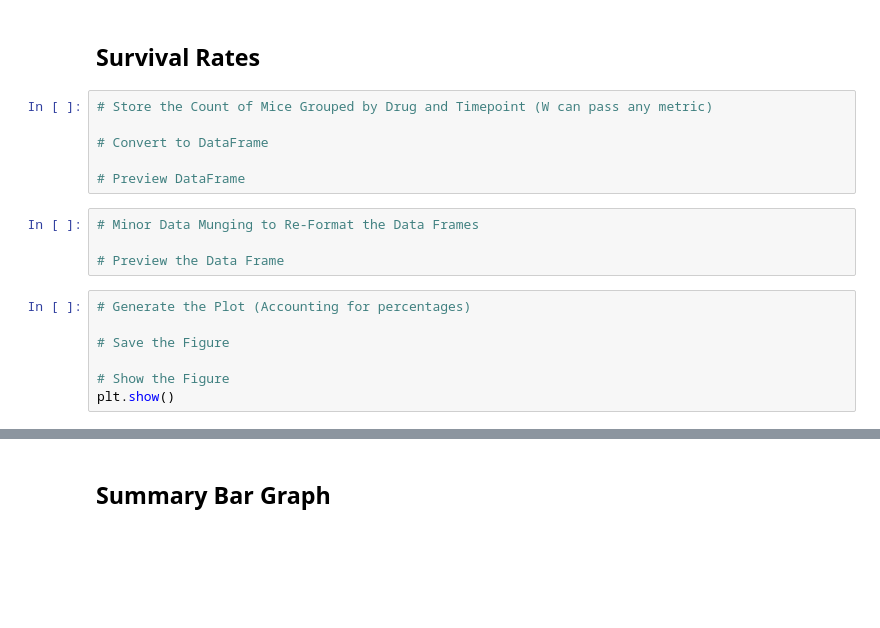
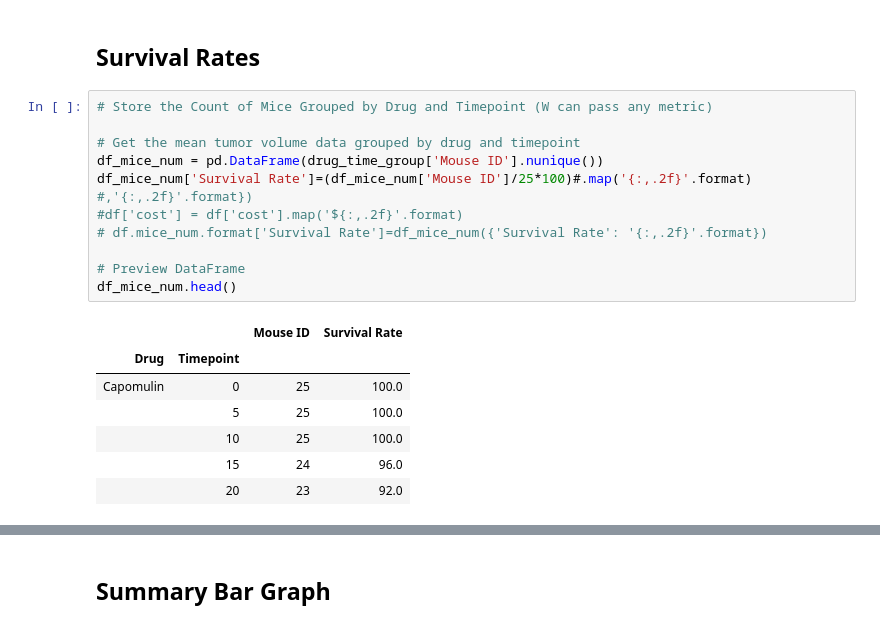
Before and after one commit to scottinsactown/Pymaceuticals, a Jupyter notebook: Pymaceuticals/pymaceuticals_starter.ipynb, the cells around one changed output, grey strips where cells are left out. Saved outputs shown, nothing was run; the diff lists cells and outputs as text; blank space fills up the shorter version.

```diff
--- a/Pymaceuticals/pymaceuticals_starter.ipynb
+++ b/Pymaceuticals/pymaceuticals_starter.ipynb
@@ -219,20 +216,22 @@ plt.show()
 ![Metastatic Spread During Treatment](../Images/spread.png)
 # %% [markdown]
 ## Survival Rates
-# %%
-# Store the Count of Mice Grouped by Drug and Timepoint (W can pass any metric)
-
-# Convert to DataFrame
-
-# Preview DataFrame
-# %%
-# Minor Data Munging to Re-Format the Data Frames
-
-# Preview the Data Frame
-# %%
-# Generate the Plot (Accounting for percentages)
-
-# Save the Figure
-
-# Show the Figure
-plt.show()
+# %%
+# Store the Count of Mice Grouped by Drug and Timepoint (W can pass any metric)
+
+# Get the mean tumor volume data grouped by drug and timepoint
+df_mice_num = pd.DataFrame(drug_time_group['Mouse ID'].nunique())
+df_mice_num['Survival Rate']=(df_mice_num['Mouse ID']/25*100)#.map('{:,.2f}'.format) #,'{:,.2f}'.format})
+#df['cost'] = df['cost'].map('${:,.2f}'.format)
+# df.mice_num.format['Survival Rate']=df_mice_num({'Survival Rate': '{:,.2f}'.format})
+
+# Preview DataFrame
+df_mice_num.head()
+# %% [output]
+|  |  | Mouse ID | Survival Rate |
+| Drug | Timepoint |  |  |
+| Capomulin | 0 | 25 | 100.0 |
+|  | 5 | 25 | 100.0 |
+|  | 10 | 25 | 100.0 |
+|  | 15 | 24 | 96.0 |
+|  | 20 | 23 | 92.0 |
```
Also changed, not shown: parts of 3 cells of this notebook.
